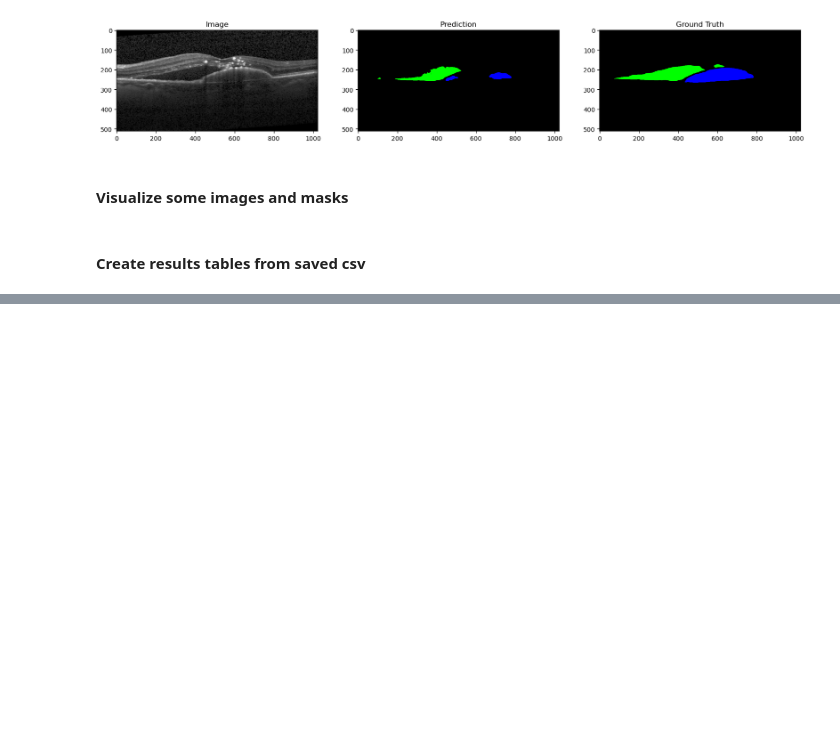
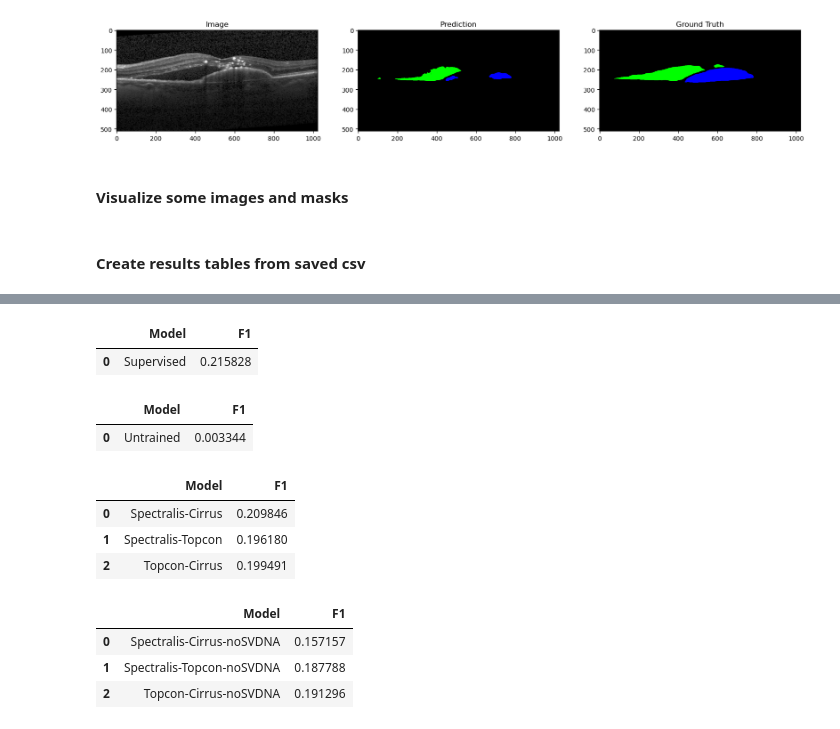
Before and after one commit to moritsih/OPTIMA_SeminarPractical, a Jupyter notebook: practical/main.ipynb, the cells around one changed output, grey strips where cells are left out. Drawn from its saved outputs; the diff is of its cells as text; code cells hidden in the pictures; blank space fills up the shorter version.

Commit message:
print results

```diff
--- a/practical/main.ipynb
+++ b/practical/main.ipynb
@@ -297,3 +280,16 @@ mean_nosvdna = [
+# %%
+
+
+mean_normal = [
+    "Spectralis-Cirrus",
+    "Topcon-Cirrus",
+    "Spectralis-Topcon"
+]
+mean_nosvdna = [
+    "Spectralis-Cirrus-noSVDNA",
+    "Spectralis-Topcon-noSVDNA",
+    "Topcon-Cirrus-noSVDNA"
+]
 # %%
 
 # Get the path to the "results" folder
@@ -408,0 +314,44 @@ plt.show()
+# %%
+untrained = result[result["Model"] == "Supervised"]
+untrained = untrained.groupby(["Task", "Model"]).mean().reset_index()
+# only get columns Task, Model and F1
+untrained = untrained[["Task", "Model", "F1"]]
+untrained = untrained.groupby(["Model"]).mean(numeric_only=True).reset_index()
+untrained
+# %% [output]
+|  | Model | F1 |
+| 0 | Supervised | 0.215828 |
+# %%
+untrained = result[result["Model"] == "Untrained"]
+untrained = untrained.groupby(["Task", "Model"]).mean().reset_index()
+# only get columns Task, Model and F1
+untrained = untrained[["Task", "Model", "F1"]]
+untrained = untrained.groupby(["Model"]).mean(numeric_only=True).reset_index()
+untrained
+# %% [output]
+|  | Model | F1 |
+| 0 | Untrained | 0.003344 |
+# %%
+untrained = result[result["Model"].isin(mean_normal)]
+untrained = untrained.groupby(["Task", "Model"]).mean().reset_index()
+# only get columns Task, Model and F1
+untrained = untrained[["Task", "Model", "F1"]]
+untrained = untrained.groupby(["Model"]).mean(numeric_only=True).reset_index()
+untrained
+# %% [output]
+|  | Model | F1 |
+| 0 | Spectralis-Cirrus | 0.209846 |
+| 1 | Spectralis-Topcon | 0.196180 |
+| 2 | Topcon-Cirrus | 0.199491 |
+# %%
+untrained = result[result["Model"].isin(mean_nosvdna)]
+untrained = untrained.groupby(["Task", "Model"]).mean().reset_index()
+# only get columns Task, Model and F1
+untrained = untrained[["Task", "Model", "F1"]]
+untrained = untrained.groupby(["Model"]).mean(numeric_only=True).reset_index()
+untrained
+# %% [output]
+|  | Model | F1 |
+| 0 | Spectralis-Cirrus-noSVDNA | 0.157157 |
+| 1 | Spectralis-Topcon-noSVDNA | 0.187788 |
+| 2 | Topcon-Cirrus-noSVDNA | 0.191296 |
```
Also changed, not shown: parts of 5 cells of this notebook, 1 other file.
